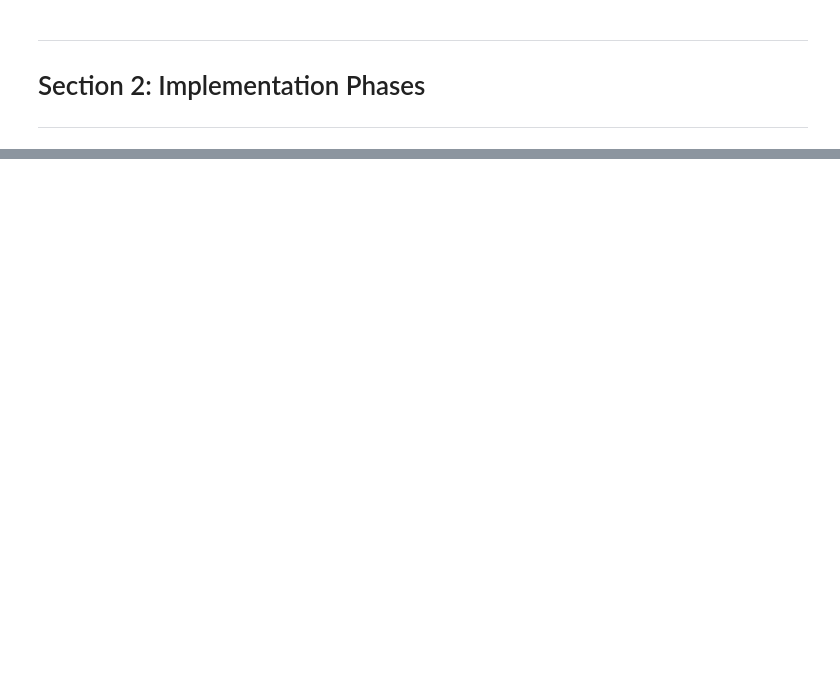
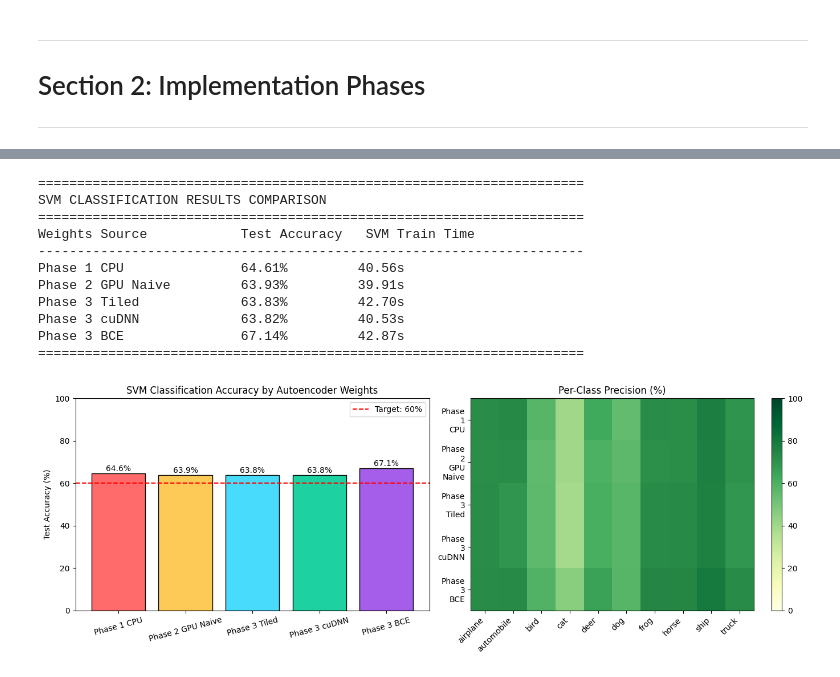
Before and after one commit to PrORain-HCMUS/Homogenous-AutoEncoder, a Jupyter notebook: notebooks/report.ipynb, the cells around one changed output, grey strips where cells are left out. Drawn from its saved outputs; the diff is of its cells as text; code cells hidden in the pictures; blank space fills up the shorter version.

```diff
--- a/notebooks/report.ipynb
+++ b/notebooks/report.ipynb
@@ -967,15 +193,0 @@ X_test_pca = pca.transform(X_test_scaled)
-# %%
-# Evaluate all weights
-results = {}
-
-# Phase 3 Tiled
-acc, t = evaluate_weights('phase3_tiled.weights', 'tiled')
-results['Phase 3 Tiled'] = {'accuracy': acc, 'svm_time': t}
-
-# Phase 3 cuDNN
-acc, t = evaluate_weights('phase3_opt.weights', 'cudnn')
-results['Phase 3 cuDNN'] = {'accuracy': acc, 'svm_time': t}
-
-# Phase 3 BCE
-acc, t = evaluate_weights('phase3_bce.weights', 'bce')
-results['Phase 3 BCE'] = {'accuracy': acc, 'svm_time': t}
@@ -1212,0 +991,62 @@ print("All files downloaded!")
+# %%
+# Summary and Visualization of SVM Results
+import matplotlib.pyplot as plt
+
+print("\n" + "="*70)
+print("SVM CLASSIFICATION RESULTS COMPARISON")
+print("="*70)
+print(f"{'Weights Source':<25} {'Test Accuracy':<15} {'SVM Train Time'}")
+print("-"*70)
+for name, data in results.items():
+    print(f"{name:<25} {data['accuracy']*100:.2f}%{'':<8} {data['train_time']:.2f}s")
+print("="*70)
+
+# Plot accuracy comparison
+fig, axes = plt.subplots(1, 2, figsize=(14, 5))
+
+names = list(results.keys())
+accuracies = [results[n]['accuracy']*100 for n in names]
+colors = ['#ff6b6b', '#feca57', '#48dbfb', '#1dd1a1', '#a55eea']
+
+# Accuracy bar chart
+bars = axes[0].bar(names, accuracies, color=colors, edgecolor='black')
+axes[0].set_ylabel('Test Accuracy (%)')
+axes[0].set_title('SVM Classification Accuracy by Autoencoder Weights')
+axes[0].set_ylim([0, 100])
+axes[0].axhline(y=60, color='r', linestyle='--', label='Target: 60%')
+axes[0].legend()
+for bar, acc in zip(bars, accuracies):
+    axes[0].text(bar.get_x() + bar.get_width()/2, bar.get_height() + 1, f'{acc:.1f}%', ha='center', fontsize=10)
+axes[0].tick_params(axis='x', rotation=15)
+
+# Per-class accuracy heatmap
+class_accs = []
+for name in names:
+    class_acc = [results[name]['report'][cls]['precision']*100 for cls in CIFAR10_CLASSES]
+    class_accs.append(class_acc)
+
+class_accs = np.array(class_accs)
+im = axes[1].imshow(class_accs, cmap='YlGn', aspect='auto', vmin=0, vmax=100)
+axes[1].set_xticks(range(len(CIFAR10_CLASSES)))
+axes[1].set_xticklabels(CIFAR10_CLASSES, rotation=45, ha='right')
+axes[1].set_yticks(range(len(names)))
+axes[1].set_yticklabels([n.replace(' ', '\n') for n in names])
+axes[1].set_title('Per-Class Precision (%)')
+plt.colorbar(im, ax=axes[1])
+
+plt.tight_layout()
+plt.savefig('phase4_svm_comparison.png', dpi=150)
+plt.show()
+# %% [output]
+======================================================================
+SVM CLASSIFICATION RESULTS COMPARISON
+======================================================================
+Weights Source            Test Accuracy   SVM Train Time
+----------------------------------------------------------------------
+Phase 1 CPU               64.61%         40.56s
+Phase 2 GPU Naive         63.93%         39.91s
+Phase 3 Tiled             63.83%         42.70s
+Phase 3 cuDNN             63.82%         40.53s
+Phase 3 BCE               67.14%         42.87s
+======================================================================
+[figure, added]
```
Also changed, not shown: parts of 81 cells of this notebook, 5 other files.
